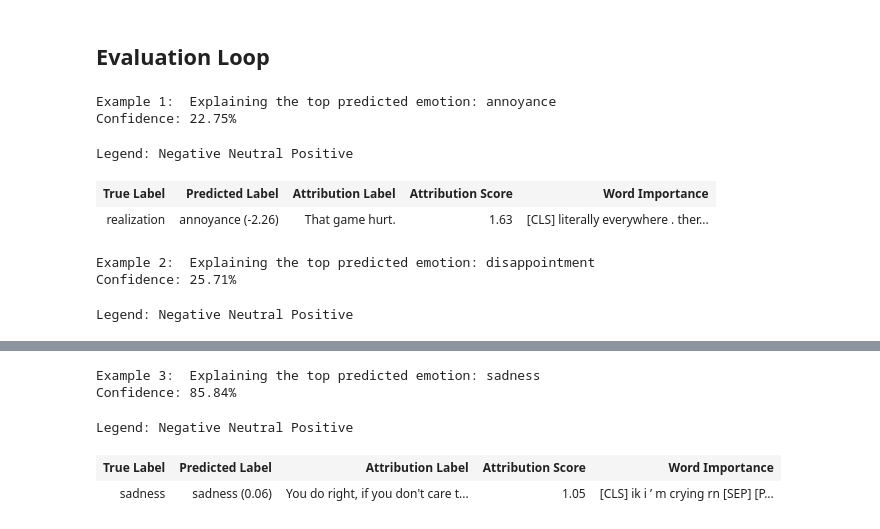
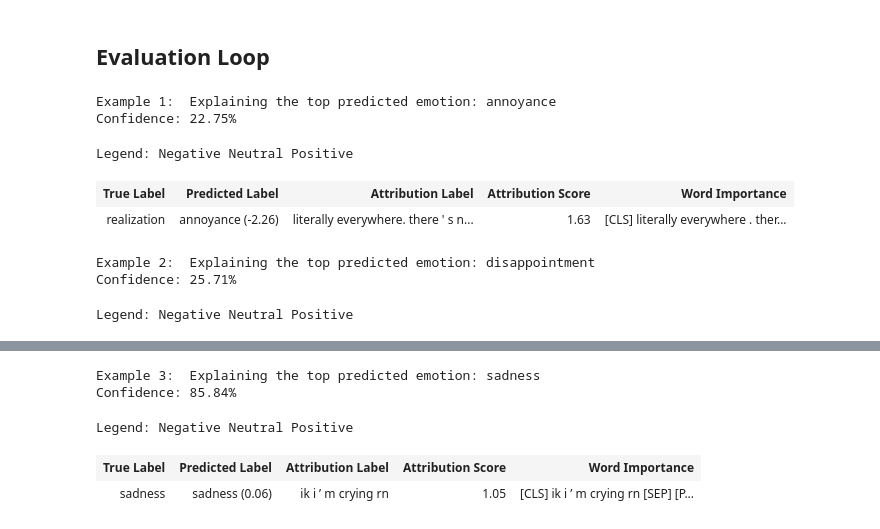
Before and after one commit to BERTsBagels/IMCS3020U_Project_EmotionClassification_Interpretability, a Jupyter notebook: notebooks/IG.ipynb, the cells around one changed output, grey strips where cells are left out. Saved outputs shown, nothing was run; the diff lists cells and outputs as text; code cells hidden in the pictures.

```diff
--- a/notebooks/IG.ipynb
+++ b/notebooks/IG.ipynb
@@ -20,9 +20,9 @@ import pandas as pd
 
 # path of each of the three csv files of the GoEmotions dataset
 # Assuming the files are directly in MyDrive based on the file list
-csv_path1 = 'C:/Users/toben/imcs_group_project_bert/data/goemotions_1.csv'
-csv_path2 = 'C:/Users/toben/imcs_group_project_bert/data/goemotions_2.csv'
-csv_path3 = 'C:/Users/toben/imcs_group_project_bert/data/goemotions_3.csv'
+csv_path1 = '../data/goemotions_1.csv'
+csv_path2 = '../data/goemotions_2.csv'
+csv_path3 = '../data/goemotions_3.csv'
 
 # List of the three files
 csv_files = [csv_path1, csv_path2, csv_path3]
@@ -283,6 +284,9 @@ def summarize_attributions(attributions):
     attributions = (attributions / torch.norm(attributions))
 
     return attributions
+# %%
+# get list of all of the textual content in the batch from the dataset
+get_texts_list = tokenizer.batch_decode(batch['input_ids'], skip_special_tokens=True)
 # %%
 # takes the first 3 examples in the batch
 for i in range(3):
@@ -306,35 +310,36 @@ for i in range(3):
     #baseline_embeds = model.bert.embeddings.word_embeddings(baseline_ids)
 
     # call attribute method to calculate IG
     attributions, delta = lig.attribute(
         inputs=input_ids,
         baselines=baseline_ids,
         target=top_label_idx,
         additional_forward_args=(attention_mask),
         n_steps=50,  # we can increase this if all goes well
         return_convergence_delta=True
     )
 
     # VISUALIZATION HERE - put inside eval loop so each example can be explained
     attributions_sum = summarize_attributions(attributions)
 
+
     method_eval_score_vis = visualization.VisualizationDataRecord(
         word_attributions = attributions_sum,
         pred_prob = torch.max(model(input_ids).logits, dim=1)[0].item(),
         pred_class = top_label_name,
         true_class = id2label[torch.argmax(model(input_ids).logits, dim=1)[0].item()],
-        attr_class = texts[i], # TODO: Fix the mismatch with the text examples! Change the "texts[i]" to something else!
+        attr_class = get_texts_list[i], # TODO: Fix the mismatch with the text examples! Change the "texts[i]" to something else!
         attr_score = attributions_sum.sum(),
         raw_input_ids = tokenizer.convert_ids_to_tokens(input_ids.squeeze().tolist()),
         convergence_score = delta)
 
     visualization.visualize_text([method_eval_score_vis])
 # %% [output]
 Example 1:  Explaining the top predicted emotion: annoyance
 Confidence: 22.75%
 Legend: Negative Neutral Positive
 | True Label | Predicted Label | Attribution Label | Attribution Score | Word Importance |
-| realization | annoyance (-2.26) | That game hurt. | 1.63 | [CLS] literally everywhere . ther... |
+| realization | annoyance (-2.26) | literally everywhere. there ' s n... | 1.63 | [CLS] literally everywhere . ther... |
 Example 2:  Explaining the top predicted emotion: disappointment
 Confidence: 25.71%
 Legend: Negative Neutral Positive
@@ -344,4 +349,4 @@ Example 3:  Explaining the top predicted emotion: sadness
 Confidence: 85.84%
 Legend: Negative Neutral Positive
 | True Label | Predicted Label | Attribution Label | Attribution Score | Word Importance |
-| sadness | sadness (0.06) | You do right, if you don't care t... | 1.05 | [CLS] ik i ’ m crying rn [SEP] [P... |
+| sadness | sadness (0.06) | ik i ’ m crying rn | 1.05 | [CLS] ik i ’ m crying rn [SEP] [P... |
```
Also changed, not shown: parts of 3 cells of this notebook, 1 other file.
